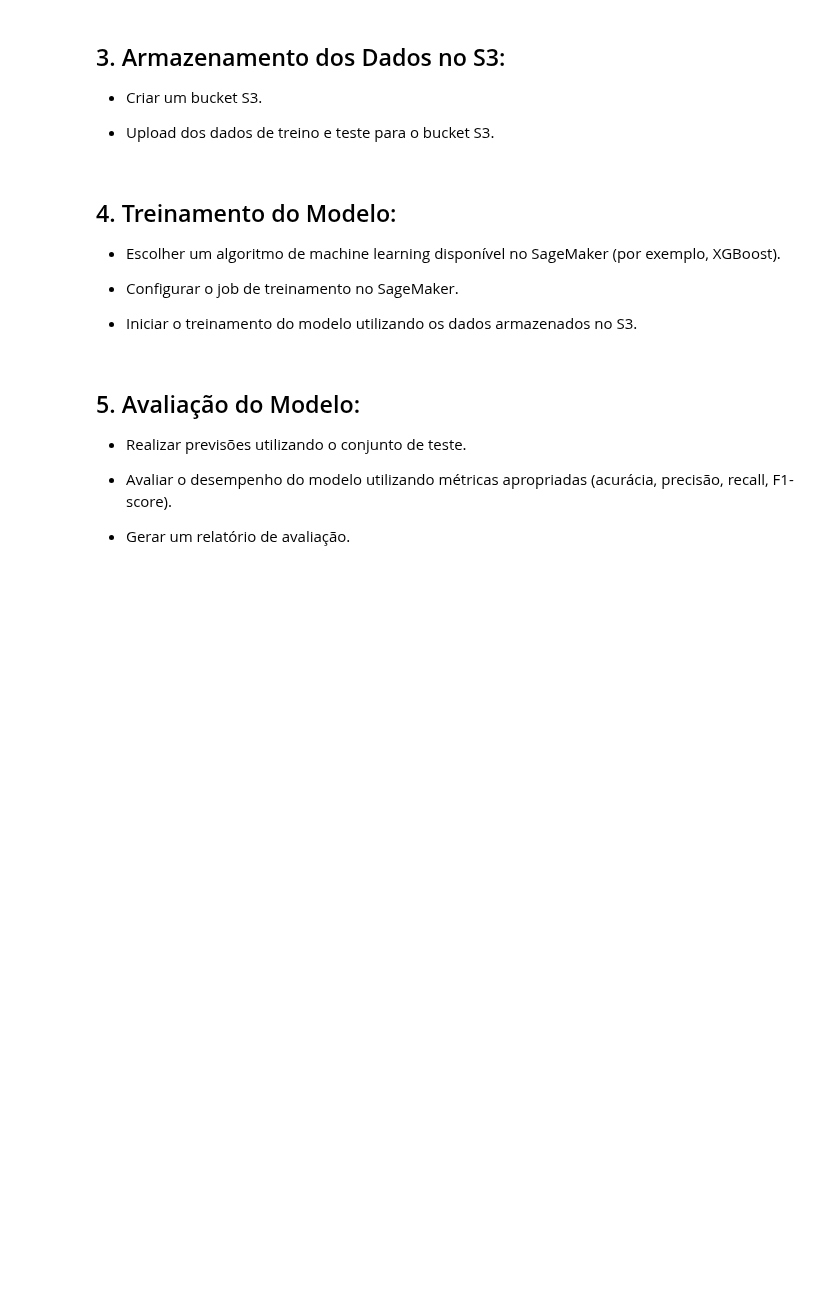
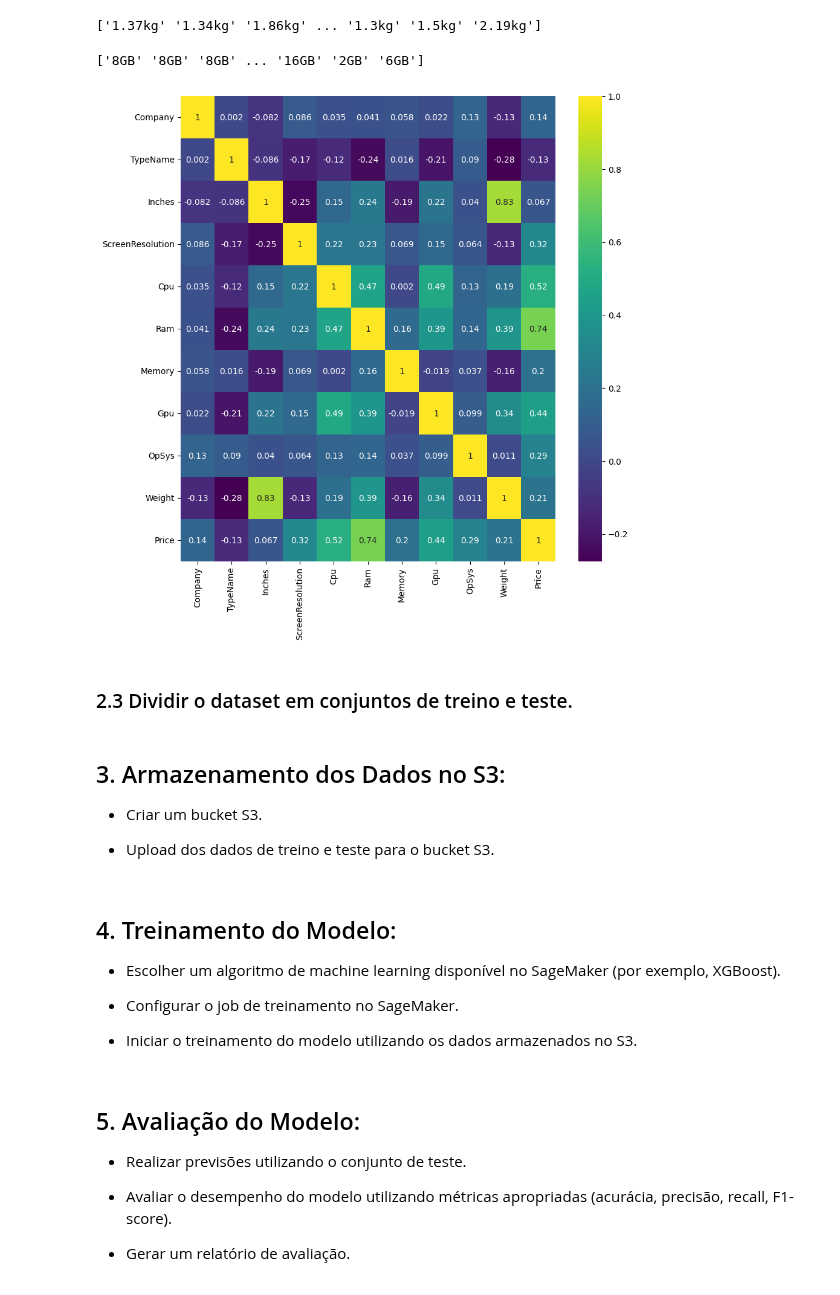
Before and after one commit to clairtonluz/MBA-em-ciencia-de-dados, a Jupyter notebook: SageMaker/trabalho.ipynb, the cells around one changed output. Drawn from its saved outputs; the diff is of its cells as text; code cells hidden in the pictures; blank space fills up the shorter version.

```diff
--- a/SageMaker/trabalho.ipynb
+++ b/SageMaker/trabalho.ipynb
@@ -21,0 +70,4 @@
+# %%
+print(df.duplicated().sum())
+df.drop_duplicates(inplace = True)
+df.duplicated().sum()
@@ -21,0 +112,31 @@
+# %%
+# Removendo unidades de medida e convertendo para float
+print(df["Weight"].values)
+df["Weight"] = df["Weight"].str.replace("kg", "")
+df["Weight"] = df["Weight"].astype(float)
+# %% [output]
+['1.37kg' '1.34kg' '1.86kg' ... '1.3kg' '1.5kg' '2.19kg']
+# %%
+# removendo unidades de medida e convertendo para float
+print(df["Ram"].values)
+df["Ram"] = df["Ram"].str.replace("GB", "")
+df["Ram"] = df["Ram"].astype(float)
+# %% [output]
+['8GB' '8GB' '8GB' ... '16GB' '2GB' '6GB']
+# %%
+from sklearn.preprocessing import LabelEncoder
+# Convertendo colunas categoricas para numericas
+label_encoder = LabelEncoder()
+for col in df.select_dtypes(include = ["object"]).columns:
+  df[col] = label_encoder.fit_transform(df[col])
+# %%
+import matplotlib.pyplot as plt
+import seaborn as sns
+
+plt.figure(figsize = (10, 10))
+sns.heatmap(df.corr(), annot = True, fmt = ".2g", cmap = "viridis")
+plt.show()
+# %% [output]
+[figure, added]
+# %% [markdown]
+### 2.3 Dividir o dataset em conjuntos de treino e teste.
```
Also changed, not shown: parts of 20 cells of this notebook.
